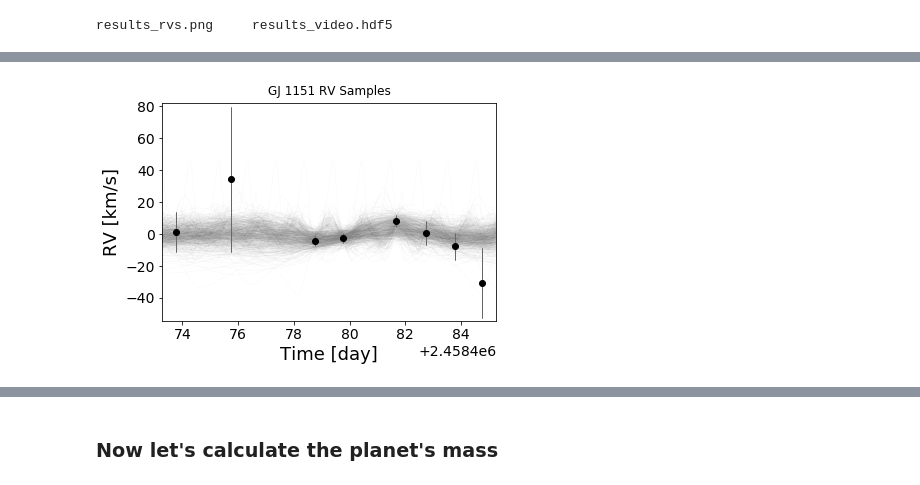
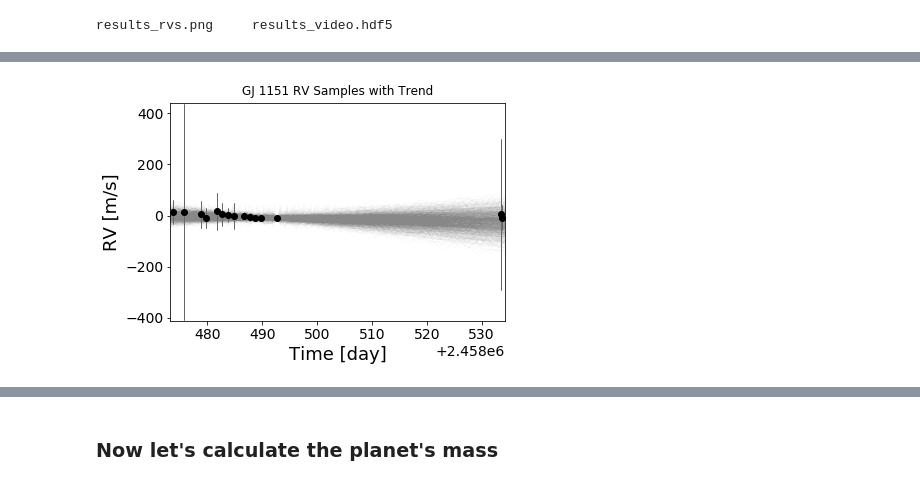
Before and after one commit to benjaminpope/video, a Jupyter notebook: notebooks/fit_rvs.ipynb, the cells around one changed output, grey strips where cells are left out. Saved outputs shown, nothing was run; the diff lists cells and outputs as text; code cells hidden in the pictures.

Commit message:
new data

```diff
--- a/notebooks/fit_rvs.ipynb
+++ b/notebooks/fit_rvs.ipynb
@@ -56,4 +65,10 @@ Table length=8
 t = data['JD']
 rv = data['RV_wobble'] * u.m/u.s
 err =  data['RV_err_wobble'] * u.m/u.s
+err[~np.isfinite(err)] = 300 * u.m/u.s
 data = RVData(t=t, rv=rv, stddev=err)
+
+t_old = data_old['JD']
+rv_old = data_old['RV_wobble'] * u.m/u.s
+err_old =  data_old['RV_err_wobble'] * u.m/u.s
+data_old = RVData(t=t_old, rv=rv_old, stddev=err_old)
@@ -75,0 +106,5 @@ joker = TheJoker(params)
+# %%
+params_trend = JokerParams(P_min=1*u.day, P_max=15*u.day,poly_trend=2)
+# %%
+# do trend
+joker = TheJoker(params_trend)
@@ -76,4 +115,4 @@ joker = TheJoker(params)
 # %%
 %%time
-samples = joker.rejection_sample(data, n_prior_samples=65536)
+samples_trend = joker.rejection_sample(data, n_prior_samples=16384)
 # %% [output]
@@ -85,16 +124,16 @@ Wall time: 5.92 s
 t_grid = np.linspace(t.min()-0.5, t.max()+0.5, 1024)
 
 ax = data.plot() # doctest: +SKIP
-
-plot_rv_curves(samples[::10], t_grid, rv_unit=u.m/u.s, data=data, ax=ax,
+# data_old.plot(color=colours[2])
+plot_rv_curves(samples_trend[:1024], t_grid, rv_unit=u.m/u.s, data=data, ax=ax,
                plot_kwargs=dict(color='#888888'));
-plt.title('GJ 1151 RV Samples',y=1.01)
+plt.title('GJ 1151 RV Samples with Trend',y=1.01)
 ax.set_xlabel("Time [day]") # doctest: +SKIP
-ax.set_ylabel("RV [km/s]") # doctest: +SKIP
+ax.set_ylabel("RV [m/s]") # doctest: +SKIP
 ax.set_xlim(t.min()-0.5,t.max()+0.5)
 ax.set_ylim((rv-err).min().value-2.,(rv+err).max().value+2.)
 
-# plt.savefig('gj1151b_samples.png',bbox_inches='tight')
+# plt.savefig('gj1151b_samples_trend.png',bbox_inches='tight')
 # plt.savefig('gj1151b_samples.eps',bbox_inches='tight')
-plt.savefig('gj1151b_samples.pdf',bbox_inches='tight')
+# plt.savefig('gj1151b_samples_trend.pdf',bbox_inches='tight')
 # %% [output]
@@ -103,2 +142,2 @@ Wall time: 16.4 s
-[figure, old version]
+[figure, new version]
 # %%
```
Also changed, not shown: parts of 37 cells of this notebook, 5 other files.
